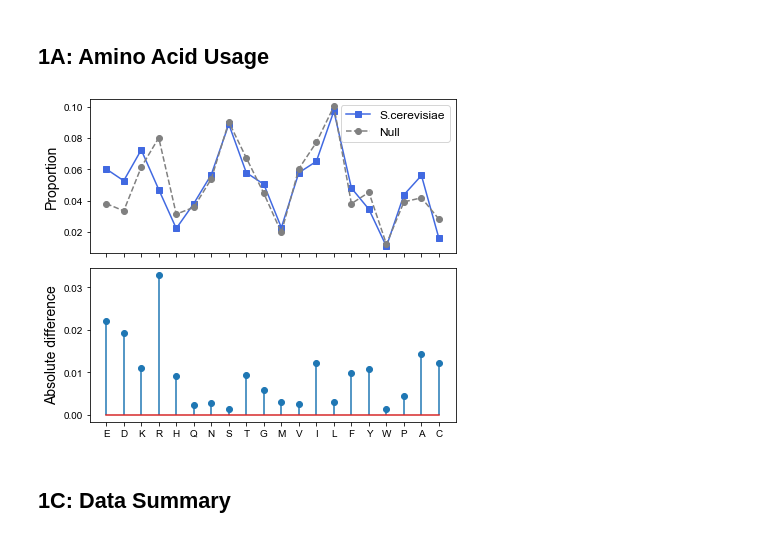
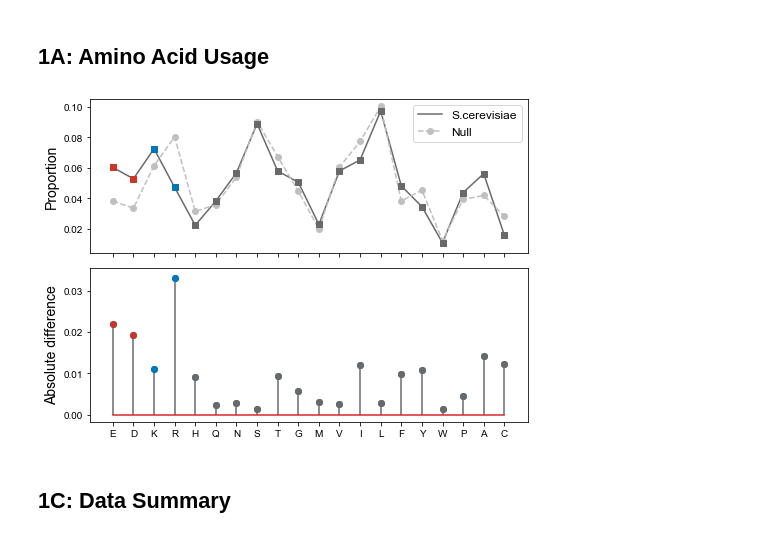
Before and after one commit to rosalindpan/hcrpaper, a Jupyter notebook: figures/Figure1.ipynb, the cells around one changed output. Drawn from its saved outputs; the diff is of its cells as text; code cells hidden in the pictures.

```diff
--- a/figures/Figure1.ipynb
+++ b/figures/Figure1.ipynb
@@ -155,12 +155,12 @@ for seq_record in SeqIO.parse("../data/ref_proteomes/Saccharomyces_cerevisiae.fa
 # original filepath: ../../../../alignment-free/wip-files/data/orf_trans_all_R64-2-1_20150113.fasta
 # %%
 scergen = []
-for record in SeqIO.parse("../data/sc_ref_genome_coding.fasta", "fasta"):
+for record in SeqIO.parse("../data/misc/sc_ref_genome_coding.fasta", "fasta"):
     scergen.append(record)
 # %%
 aybrah = pd.read_csv("../data/ref_proteomes/aybrah_species.txt", sep="\n", names=['species'])['species'].tolist()
 # %%
-df_codons = pd.read_csv("../data/codons.txt")
+df_codons = pd.read_csv("../data/misc/codons.txt")
 # %% [markdown]
 ## 1A: Amino Acid Usage
 # %%
@@ -205,21 +205,34 @@ nullcomp = nullcomp / np.sum(nullcomp)
 # %%
 diff = abs(scercomp - nullcomp)
 # %%
-fig, axes = plt.subplots(2, 1, sharex=True, figsize=(6, 5))
+fig, axes = plt.subplots(2, 1, sharex=True, figsize=(7, 5))
 ax1, ax2 = axes[0], axes[1]
 
-ax1.plot(all_aa, scercomp, marker='s', color='royalblue', zorder=2)
-ax1.plot(all_aa, nullcomp, color='grey', linestyle='dashed', marker='o')
+ax1.plot(all_aa, scercomp, color='dimgrey', zorder=2)
+ax1.plot(all_aa, nullcomp, color='silver', linestyle='dashed', marker='o')
 ax1.set_ylabel('Proportion', fontsize=14)
 ax1.legend(['S.cerevisiae', 'Null'], fontsize=12)
 
-ax2.stem(all_aa, diff, use_line_collection=True)
+ax2.stem(all_aa, diff,
+         linefmt='dimgrey',
+         use_line_collection=True)
 ax2.set_ylabel('Absolute difference', fontsize=14)
+
+for i in range(20):
+    aa = all_aa[i]
+    if aa == 'K' or aa == 'R':
+        color = cscheme['pos']
+    elif aa == 'D' or aa == 'E':
+        color = cscheme['neg']
+    else:
+        color = 'dimgrey'
+    ax1.scatter(aa, scercomp[i], marker='s', color=color, zorder=3)
+    ax2.scatter(aa, diff[i], color=color, zorder=3)
 
 plt.tight_layout()
 plt.show()
 # %% [output]
-[figure, old version]
+[figure, new version]
 # %% [markdown]
 ## 1C: Data Summary
 # %%
```
Also changed, not shown: parts of 4 cells of this notebook, 9 other files.
